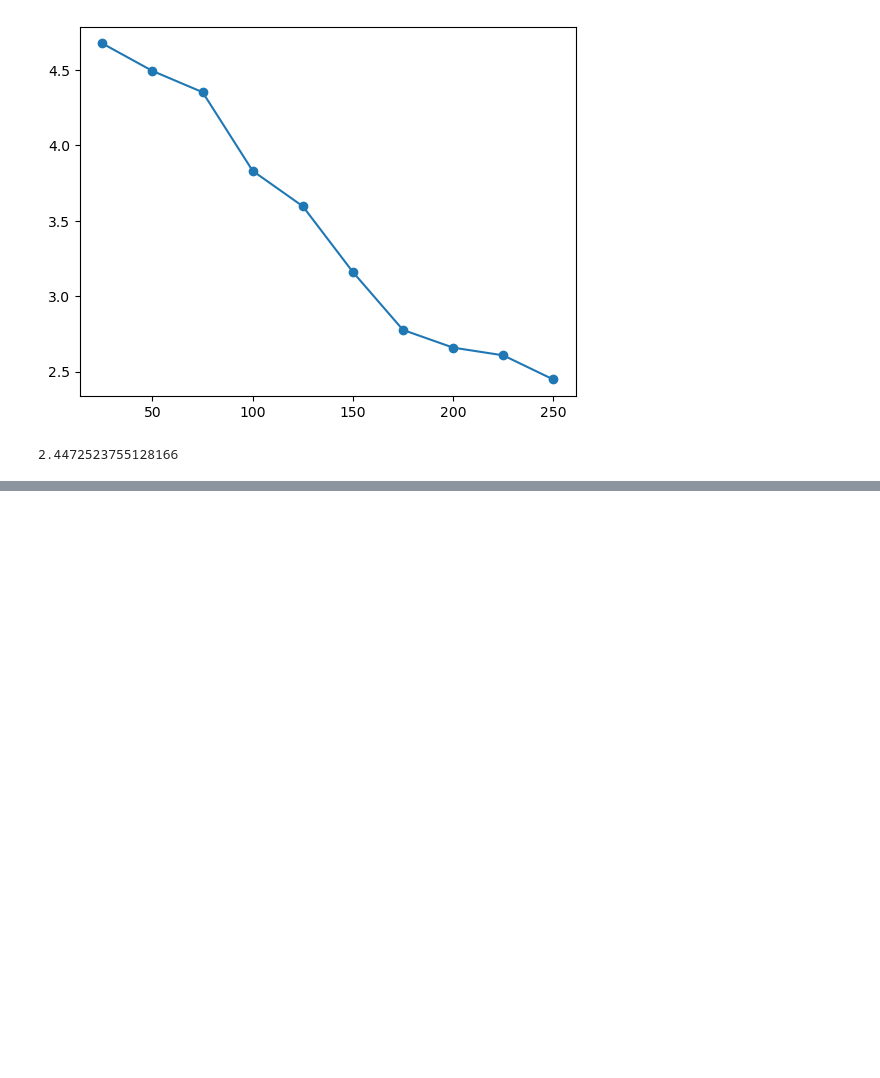
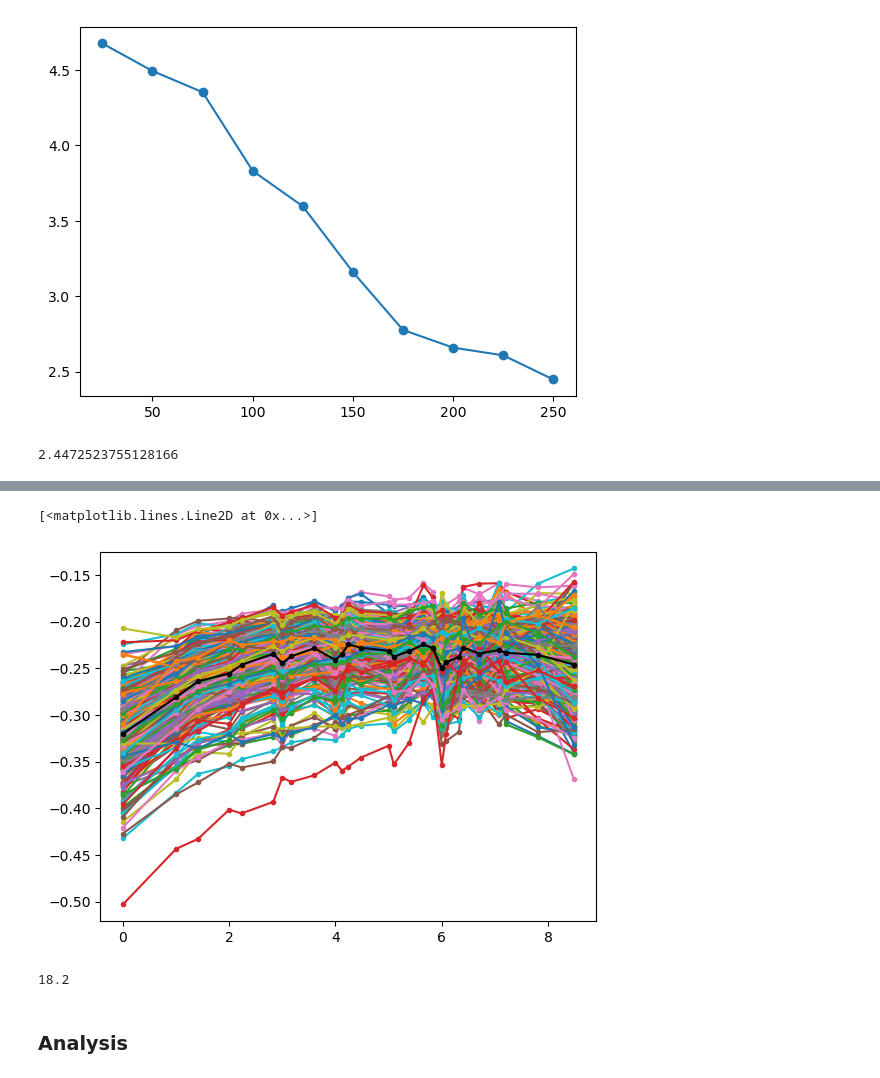
Before and after one commit to AntonioScl/guided-diffusion, a Jupyter notebook: notebooks/test_clip.ipynb, the cells around one changed output, grey strips where cells are left out. Cells and saved outputs as stored; diff of their text form; code cells hidden in the pictures; blank space fills up the shorter version.

```diff
--- a/notebooks/test_clip.ipynb
+++ b/notebooks/test_clip.ipynb
@@ -640,0 +694,15 @@ plt.plot(tvals, prod, 'o-')
+# %%
+for seed in data['seed_correlations'].keys():
+    seed_data = data['seed_correlations'][seed]
+    plt.plot(data['delta_dist'], seed_data['delta_Cfun'], '.-')
+
+plt.plot(data['delta_dist'], data['mean_delta_Cfun'], '.-', color='k')
+# %% [output]
+[<matplotlib.lines.Line2D at 0x...>]
+[figure, added]
+# %%
+3*364/60
+# %% [output]
+18.2
+# %% [markdown]
+### Analysis
```
Also changed, not shown: parts of 22 cells of this notebook, 2 other files.
